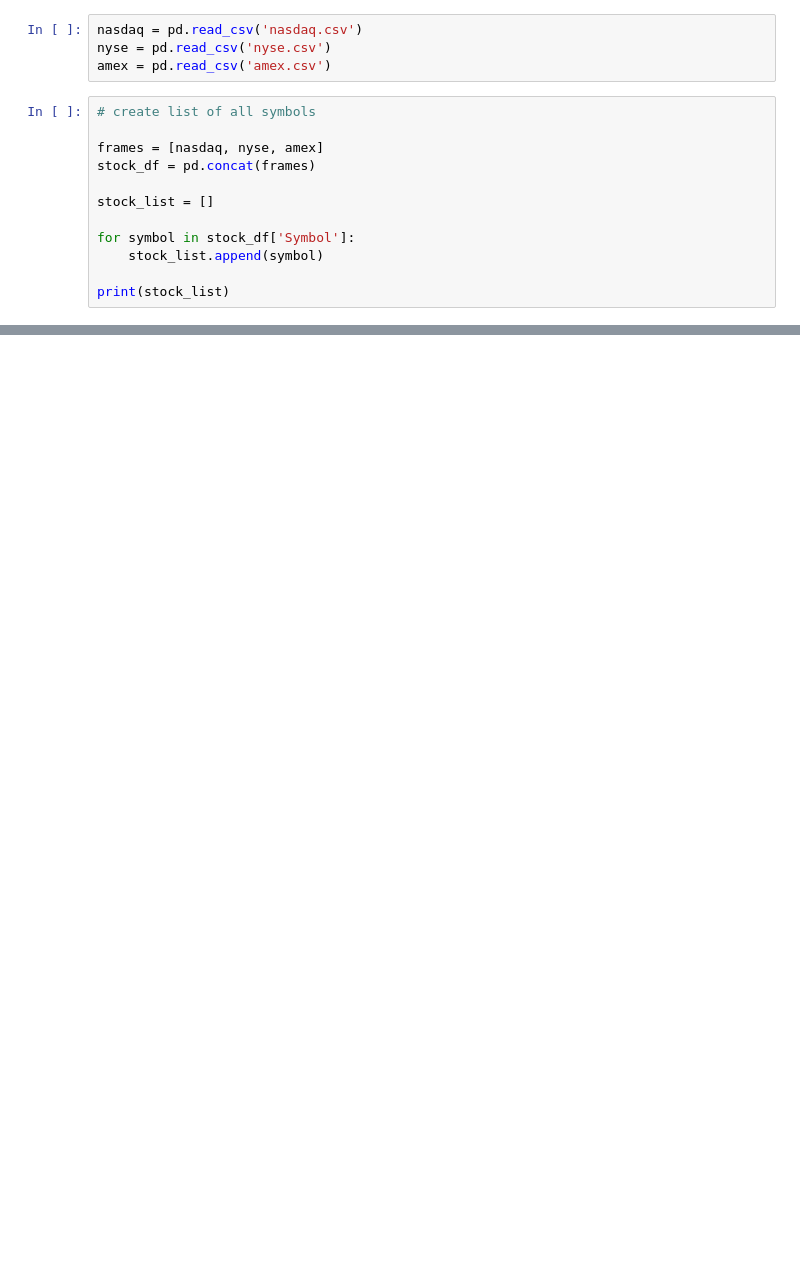
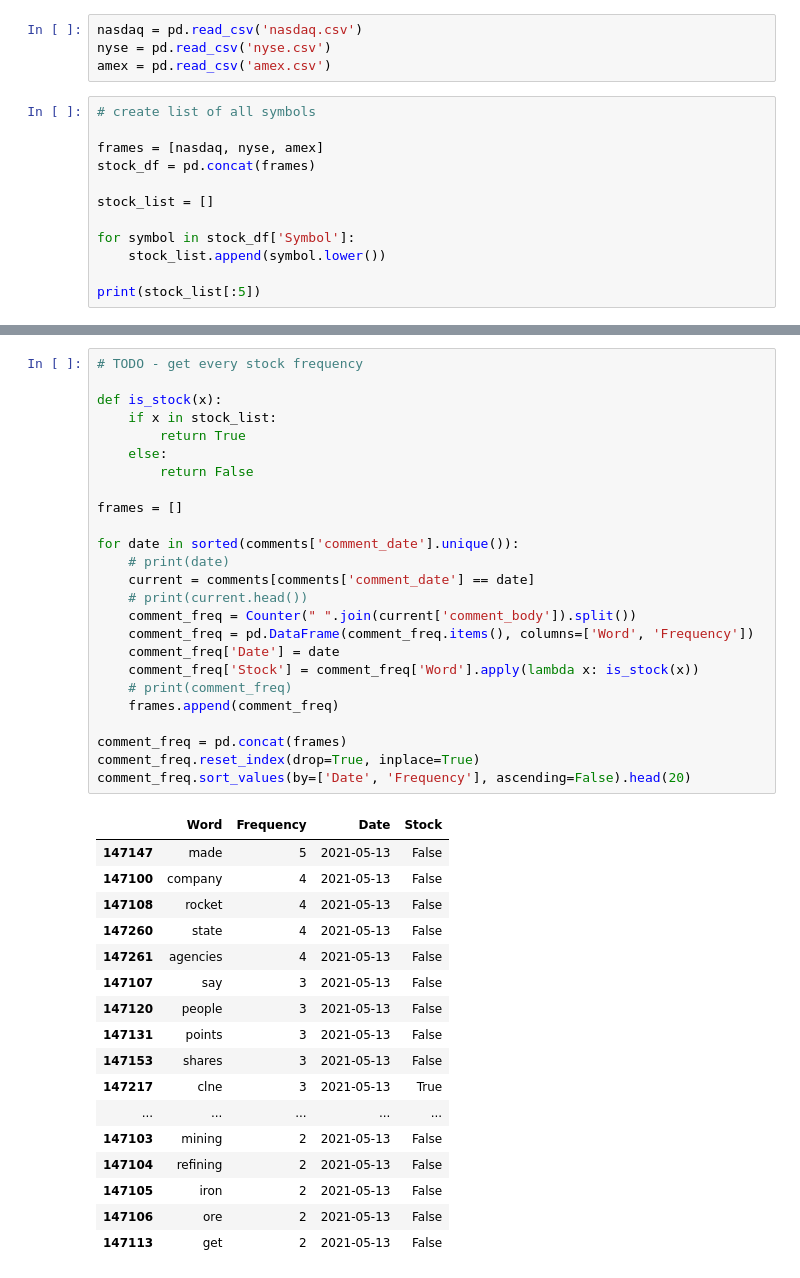
Before and after one commit to jbell1991/reddit-scraping, a Jupyter notebook: data-analysis.ipynb, the cells around one changed output, grey strips where cells are left out. Cells and saved outputs as stored; diff of their text form; blank space fills up the shorter version.

Commit message:
matched words with tickers

```diff
--- a/data-analysis.ipynb
+++ b/data-analysis.ipynb
@@ -356,7 +362,7 @@ stock_df = pd.concat(frames)
 stock_list = []
 
 for symbol in stock_df['Symbol']:
-    stock_list.append(symbol)
+    stock_list.append(symbol.lower())
 
-print(stock_list)
+print(stock_list[:5])
 # %% [output]
@@ -363,0 +395,43 @@ print(stock_list)
+# %%
+# TODO - get every stock frequency
+
+def is_stock(x):
+    if x in stock_list:
+        return True
+    else:
+        return False
+
+frames = []
+
+for date in sorted(comments['comment_date'].unique()):
+    # print(date)
+    current = comments[comments['comment_date'] == date]
+    # print(current.head())
+    comment_freq = Counter(" ".join(current['comment_body']).split())
+    comment_freq = pd.DataFrame(comment_freq.items(), columns=['Word', 'Frequency'])
+    comment_freq['Date'] = date
+    comment_freq['Stock'] = comment_freq['Word'].apply(lambda x: is_stock(x))
+    # print(comment_freq)
+    frames.append(comment_freq)
+
+comment_freq = pd.concat(frames)
+comment_freq.reset_index(drop=True, inplace=True)
+comment_freq.sort_values(by=['Date', 'Frequency'], ascending=False).head(20)
+# %% [output]
+|  | Word | Frequency | Date | Stock |
+| 147147 | made | 5 | 2021-05-13 | False |
+| 147100 | company | 4 | 2021-05-13 | False |
+| 147108 | rocket | 4 | 2021-05-13 | False |
+| 147260 | state | 4 | 2021-05-13 | False |
+| 147261 | agencies | 4 | 2021-05-13 | False |
+| 147107 | say | 3 | 2021-05-13 | False |
+| 147120 | people | 3 | 2021-05-13 | False |
+| 147131 | points | 3 | 2021-05-13 | False |
+| 147153 | shares | 3 | 2021-05-13 | False |
+| 147217 | clne | 3 | 2021-05-13 | True |
+| ... | ... | ... | ... | ... |
+| 147103 | mining | 2 | 2021-05-13 | False |
+| 147104 | refining | 2 | 2021-05-13 | False |
+| 147105 | iron | 2 | 2021-05-13 | False |
+| 147106 | ore | 2 | 2021-05-13 | False |
+| 147113 | get | 2 | 2021-05-13 | False |
```
Also changed, not shown: parts of 21 cells of this notebook.
